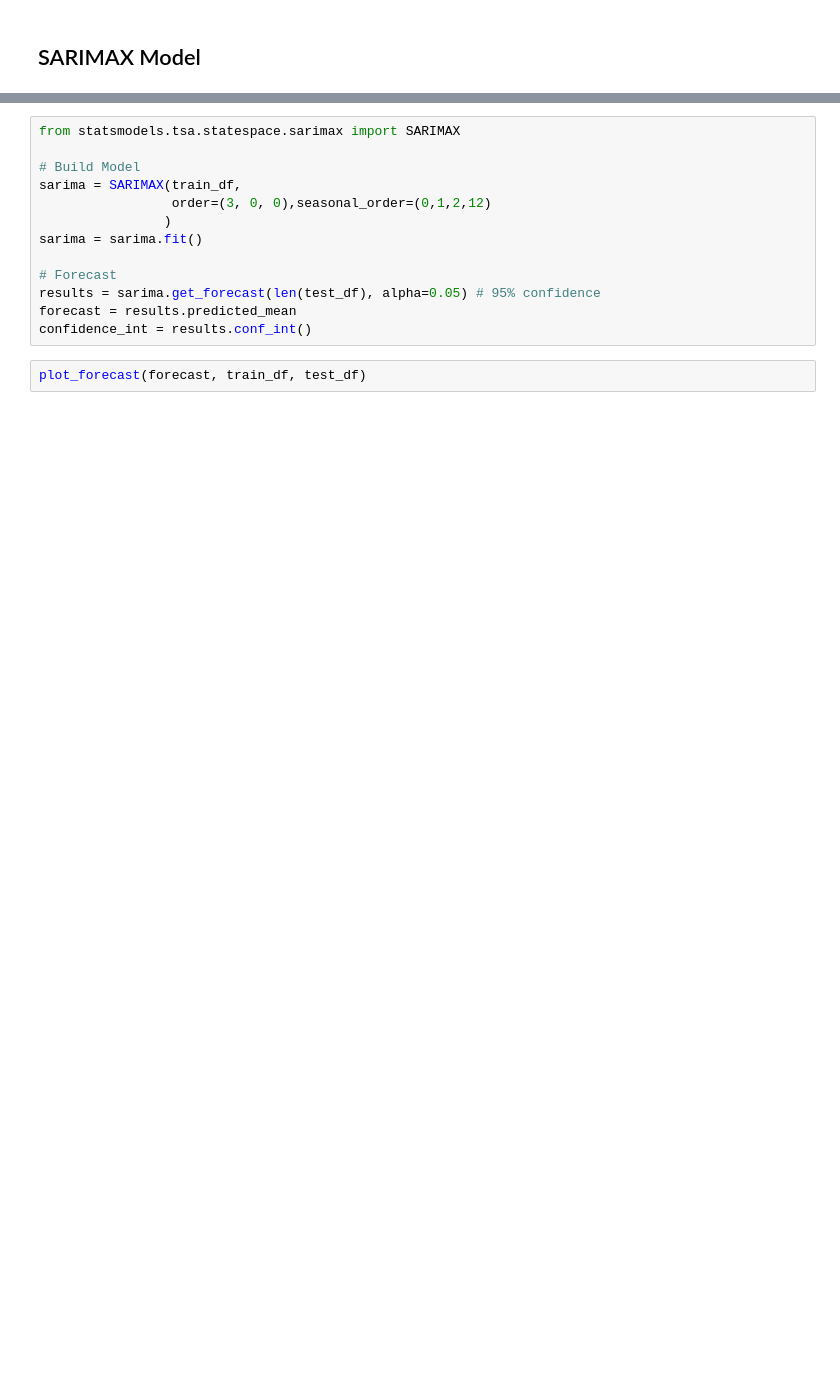
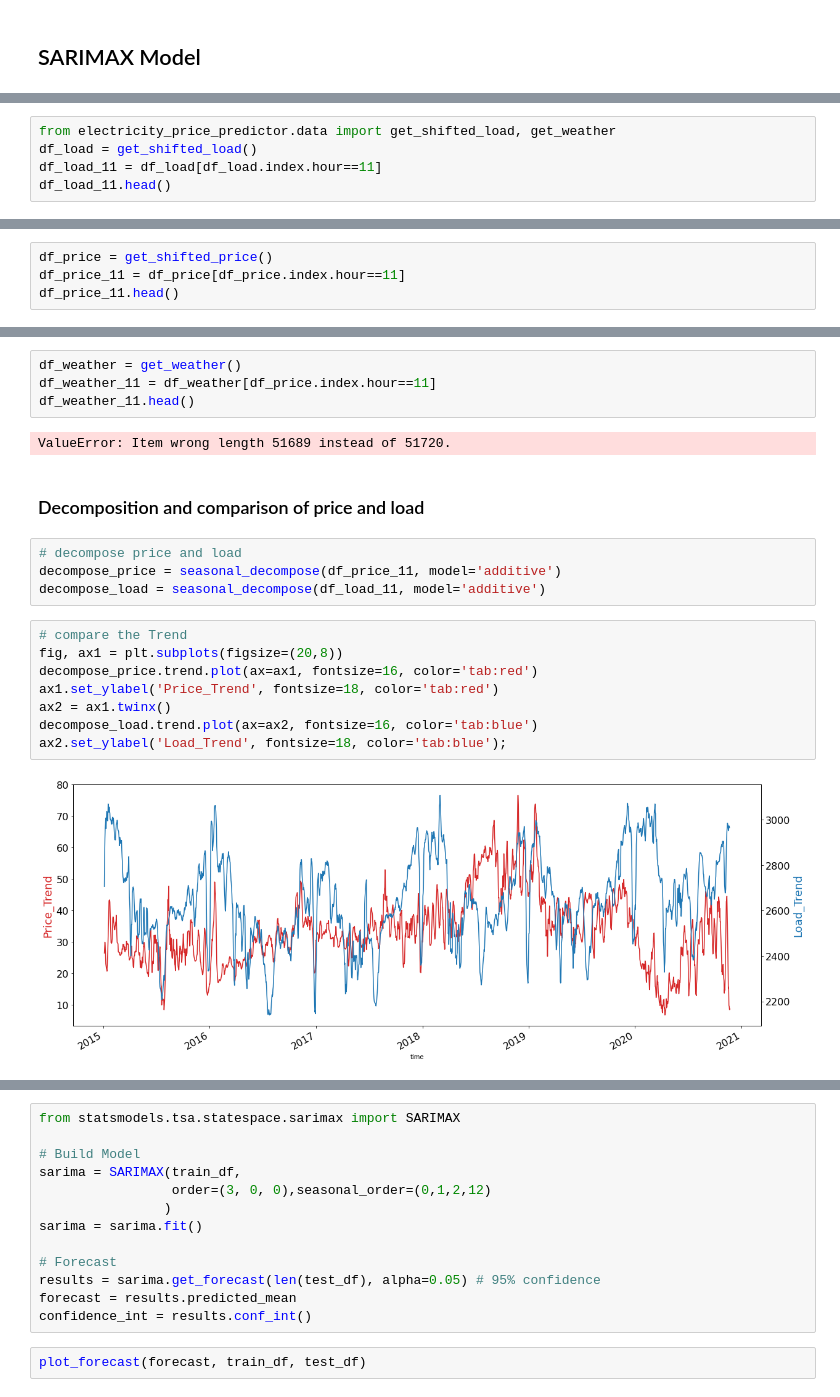
Before and after one commit to Guli-Y/ElectricityPricePredictor, a Jupyter notebook: notebooks/baseline_guli.ipynb, the cells around one changed output, grey strips where cells are left out. Saved outputs shown, nothing was run; the diff lists cells and outputs as text; blank space fills up the shorter version.

```diff
--- a/notebooks/baseline_guli.ipynb
+++ b/notebooks/baseline_guli.ipynb
@@ -284,0 +326,5 @@ test_df = df_daily_mean[2150:]
+# %%
+from electricity_price_predictor.data import get_shifted_load, get_weather
+df_load = get_shifted_load()
+df_load_11 = df_load[df_load.index.hour==11]
+df_load_11.head()
@@ -284,0 +339,4 @@ test_df = df_daily_mean[2150:]
+# %%
+df_price = get_shifted_price()
+df_price_11 = df_price[df_price.index.hour==11]
+df_price_11.head()
@@ -284,0 +351,22 @@ test_df = df_daily_mean[2150:]
+# %%
+df_weather = get_weather()
+df_weather_11 = df_weather[df_price.index.hour==11]
+df_weather_11.head()
+# %% [output]
+ValueError: Item wrong length 51689 instead of 51720.
+# %% [markdown]
+### Decomposition and comparison of price and load
+# %%
+# decompose price and load
+decompose_price = seasonal_decompose(df_price_11, model='additive')
+decompose_load = seasonal_decompose(df_load_11, model='additive')
+# %%
+# compare the Trend
+fig, ax1 = plt.subplots(figsize=(20,8))
+decompose_price.trend.plot(ax=ax1, fontsize=16, color='tab:red')
+ax1.set_ylabel('Price_Trend', fontsize=18, color='tab:red')
+ax2 = ax1.twinx()
+decompose_load.trend.plot(ax=ax2, fontsize=16, color='tab:blue')
+ax2.set_ylabel('Load_Trend', fontsize=18, color='tab:blue');
+# %% [output]
+[figure, added]
```
Also changed, not shown: parts of 28 cells of this notebook, 1 other file.
